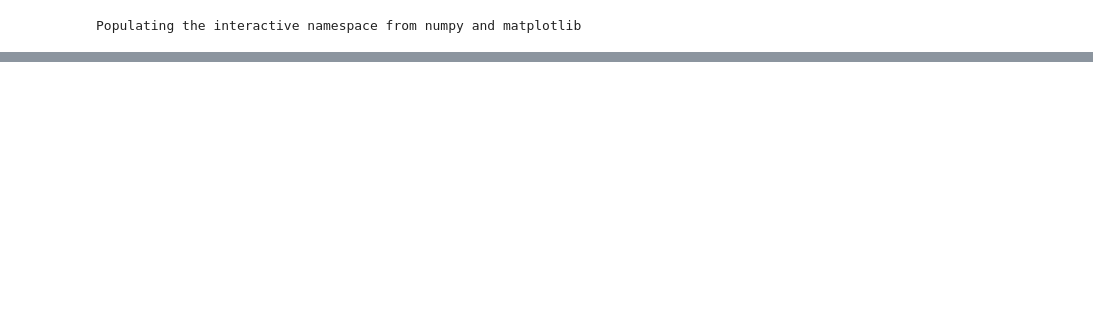
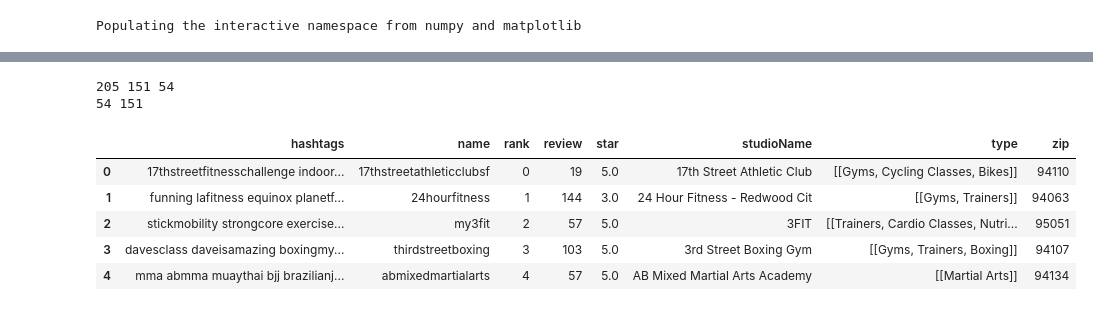
Before and after one commit to mfrate28/Insight, a Jupyter notebook: InsightProject.ipynb, the cells around one changed output, grey strips where cells are left out. Saved outputs shown, nothing was run; the diff lists cells and outputs as text; code cells hidden in the pictures; blank space fills up the shorter version.

```diff
--- a/InsightProject.ipynb
+++ b/InsightProject.ipynb
@@ -78,0 +120,19 @@ pswd = 'pizza'
+# %%
+studioSF.rename(columns={'bodytemptyoga': 'bodytempyoga'}, inplace=True)
+#studioSF.rename(columns={'corestudiospx': 'corestudiopx'}, inplace=True)
+studioSF.rename(columns={'eskabodaansep': 'eskabodaan'}, inplace=True)
+studioSF.rename(columns={'rougeandsaintfitness':'rogueandsaintfitness'}, inplace=True)
+#studioSF.rename(columns={'thedaileymethod':'thedailymethod'}, inplace=True)
+studioSF.rename(columns={'B3strong':'b3strong'}, inplace=True)
+studioSF.rename(columns={'SVMAA':'svmaa'}, inplace=True)
+# %%
+titles_SF = studioSF.columns.get_values().tolist()# if a in os.listdir(inputDir)]
+
+studioNames_SF = [a for a in studioSF.loc[1,:].values.tolist()]
+genres_SF = [a for a in studioSF.loc[0,:].values.tolist()]
+hashtags_SF = [CollectTags(f, inputDir_SF) for f in titles_SF]
+ranks_SF = [i for i in range(len(hashtags_SF))]
+reviews_SF = [a for a in studioSF.loc[2,:].values.tolist()]
+stars_SF = [a for a in studioSF.loc[3,:].values.tolist()]
+zip_SF = [a for a in studioSF.loc[4,:].values.tolist()]
+print(len(titles_SF), len(genres_SF), len(studioNames_SF), len(hashtags_SF))
@@ -78,0 +141,12 @@ pswd = 'pizza'
+# %%
+titles_OC = studioOC.columns.get_values().tolist()# if a in os.listdir(inputDir)]
+
+studioNames_OC = [a for a in studioOC.loc[1,:].values.tolist()]
+genres_OC = [a for a in studioOC.loc[0,:].values.tolist()]
+hashtags_OC = [CollectTags(f, inputDir_OC) for f in titles_OC]
+ranks_OC = [i+len(ranks_SF) for i in range(len(hashtags_OC))]
+reviews_OC = [a for a in studioOC.loc[2,:].values.tolist()]
+stars_OC = [a for a in studioOC.loc[3,:].values.tolist()]
+zip_OC = [a for a in studioOC.loc[4,:].values.tolist()]
+print(len(titles_OC), len(genres_OC), len(studioNames_OC), len(hashtags_OC))
+print(ranks_OC[-1])
@@ -78,0 +156,3 @@ pswd = 'pizza'
+# %%
+savedFrame_SF = pd.DataFrame({'name': titles_SF, 'studioName': studioNames_SF, 'type': genres_SF, 'hashtags': hashtags_SF, 'rank': ranks_SF, 'review': reviews_SF, 'star': stars_SF, 'zip': zip_SF})
+savedFrame_OC = pd.DataFrame({'name': titles_OC, 'studioName': studioNames_OC, 'type': genres_OC, 'hashtags': hashtags_OC, 'rank': ranks_OC, 'review': reviews_OC, 'star': stars_OC, 'zip': zip_OC})
@@ -104 +200,17 @@ data_from_sql.head()
+# %%
+data_from_sql_sf = savedFrame_SF
+data_from_sql_oc = savedFrame_OC
+totDF = pd.concat([savedFrame_SF, savedFrame_OC])
+#print(len(totDF.index.tolist()), len(savedFrame_SF.index.tolist()),len(savedFrame_OC.index.tolist()))
+#print(len(hashtags_OC), len(hashtags_SF))
+totDF.head()
+# %% [output]
+205 151 54
+54 151
+|  | hashtags | name | rank | review | star | studioName | type | zip |
+| 0 | 17thstreetfitnesschallenge indoor... | 17thstreetathleticclubsf | 0 | 19 | 5.0 | 17th Street Athletic Club | [[Gyms, Cycling Classes, Bikes]] | 94110 |
+| 1 | funning lafitness equinox planetf... | 24hourfitness | 1 | 144 | 3.0 | 24 Hour Fitness - Redwood Cit | [[Gyms, Trainers]] | 94063 |
+| 2 | stickmobility strongcore exercise... | my3fit | 2 | 57 | 5.0 | 3FIT | [[Trainers, Cardio Classes, Nutri... | 95051 |
+| 3 | davesclass daveisamazing boxingmy... | thirdstreetboxing | 3 | 103 | 5.0 | 3rd Street Boxing Gym | [[Gyms, Trainers, Boxing]] | 94107 |
+| 4 | mma abmma muaythai bjj brazilianj... | abmixedmartialarts | 4 | 57 | 5.0 | AB Mixed Martial Arts Academy | [[Martial Arts]] | 94134 |
 # %%
```
Also changed, not shown: parts of 58 cells of this notebook.
